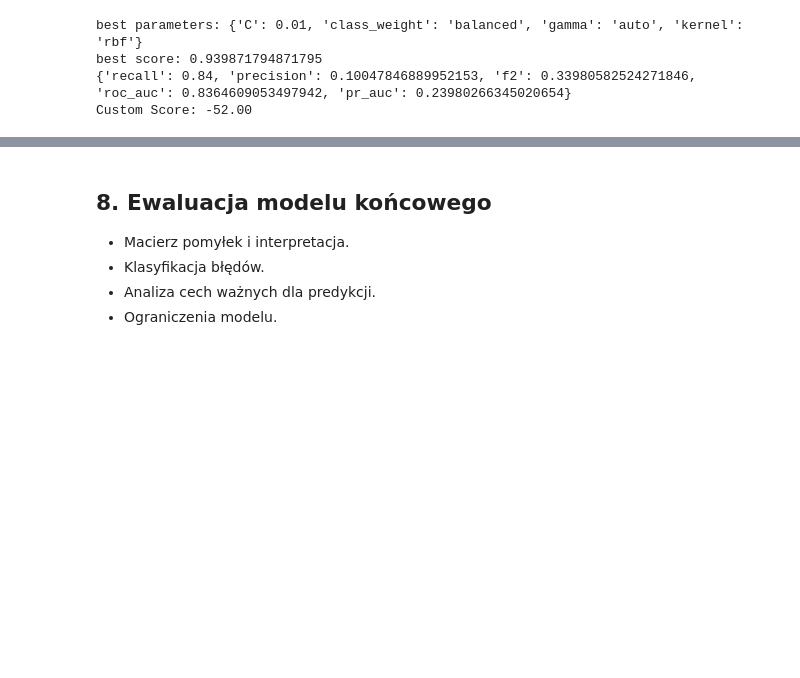
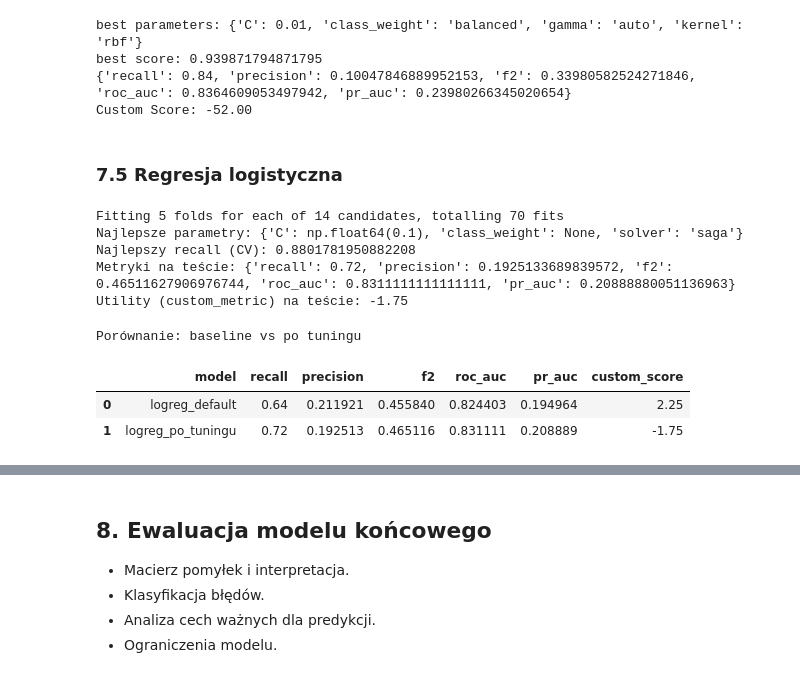
Before and after one commit to Zajecia-na-PWr-LR/lista-4-projekt-grupowy-malinki-wiki, a Jupyter notebook: notebooks/Stroke_Prediction.ipynb, the cells around one changed output, grey strips where cells are left out. Saved outputs shown, nothing was run; the diff lists cells and outputs as text; code cells hidden in the pictures; blank space fills up the shorter version.

```diff
--- a/notebooks/Stroke_Prediction.ipynb
+++ b/notebooks/Stroke_Prediction.ipynb
@@ -612,3 +614,63 @@ best parameters: {'C': 0.01, 'class_weight': 'balanced', 'gamma': 'auto', 'kerne
 best score: 0.939871794871795
 {'recall': 0.84, 'precision': 0.10047846889952153, 'f2': 0.33980582524271846, 'roc_auc': 0.8364609053497942, 'pr_auc': 0.23980266345020654}
 Custom Score: -52.00
+# %% [markdown]
+### 7.5 Regresja logistyczna
+# %%
+f2_scorer_lr = make_scorer(fbeta_score, beta=2, zero_division=0)
+
+cv_lr = StratifiedKFold(n_splits=5, shuffle=True, random_state=67)
+
+lr_base = LogisticRegression(random_state=67, max_iter=10000)
+
+param_grid_lr = {
+    "C": np.logspace(-3, 3, 7),
+    "solver": ["saga"],
+    "class_weight": [None, "balanced"],
+}
+
+logreg_search = GridSearchCV(
+    estimator=lr_base,
+    param_grid=param_grid_lr,
+    scoring={
+        "recall": "recall",
+        "precision": "precision",
+        "f2": f2_scorer_lr,
+        "custom_scorer": custom_scorer,
+    },
+    cv=cv_lr,
+    refit="recall",
+    n_jobs=-1,
+    verbose=1,
+)
+
+logreg_search.fit(X_train_smote, y_train_smote)
+
+print("Najlepsze parametry:", logreg_search.best_params_)
+print("Najlepszy recall (CV):", logreg_search.best_score_)
+
+best_logreg = logreg_search.best_estimator_
+logreg_metrics = evaluate_model(
+    best_logreg, X_train_smote, y_train_smote, X_test, y_test
+)
+print("Metryki na teście:", logreg_metrics)
+
+y_pred_lr = best_logreg.predict(X_test)
+print("Utility (custom_metric) na teście:", custom_metric(y_test, y_pred_lr))
+# %% [output]
+Fitting 5 folds for each of 14 candidates, totalling 70 fits
+Najlepsze parametry: {'C': np.float64(0.1), 'class_weight': None, 'solver': 'saga'}
+Najlepszy recall (CV): 0.8801781950882208
+Metryki na teście: {'recall': 0.72, 'precision': 0.1925133689839572, 'f2': 0.46511627906976744, 'roc_auc': 0.8311111111111111, 'pr_auc': 0.20888880051136963}
+Utility (custom_metric) na teście: -1.75
+# %%
+tu = pd.DataFrame([{"model": "logreg_po_tuningu", **logreg_metrics}])
+tu["custom_score"] = custom_metric(y_test, best_logreg.predict(X_test))
+
+print("Porównanie: baseline vs po tuningu")
+display(pd.concat([bl, tu], ignore_index=True))
+# %% [output]
+Porównanie: baseline vs po tuningu
+|  | model | recall | precision | f2 | roc_auc | pr_auc | custom_score |
+| 0 | logreg_default | 0.64 | 0.211921 | 0.455840 | 0.824403 | 0.194964 | 2.25 |
+| 1 | logreg_po_tuningu | 0.72 | 0.192513 | 0.465116 | 0.831111 | 0.208889 | -1.75 |
```
Also changed, not shown: parts of 17 cells of this notebook.
